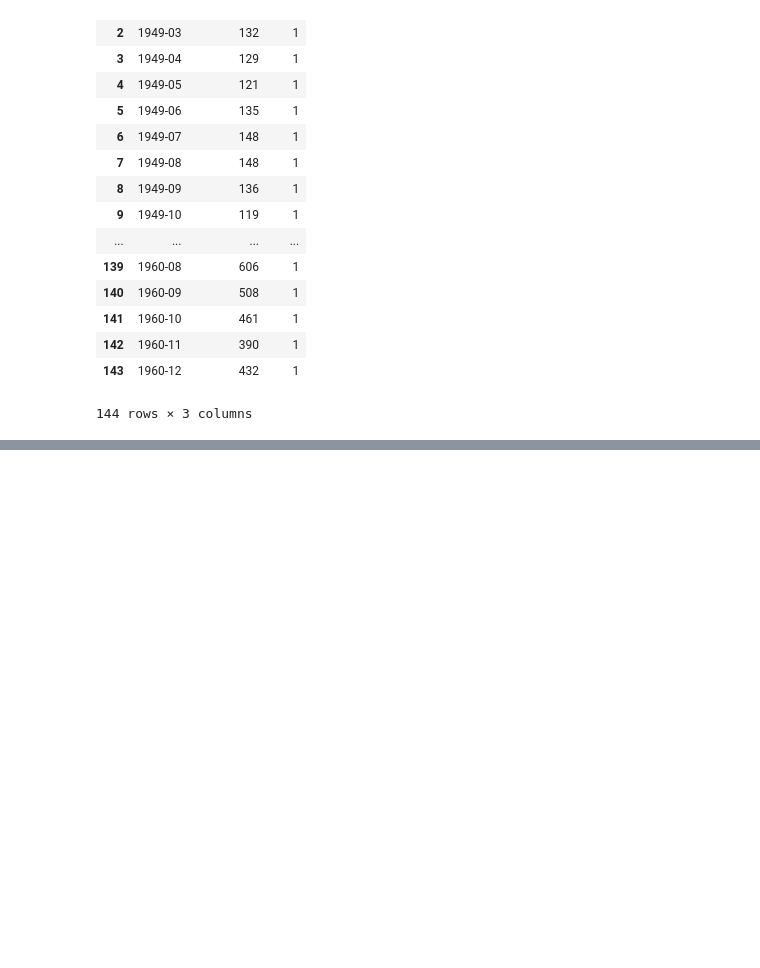
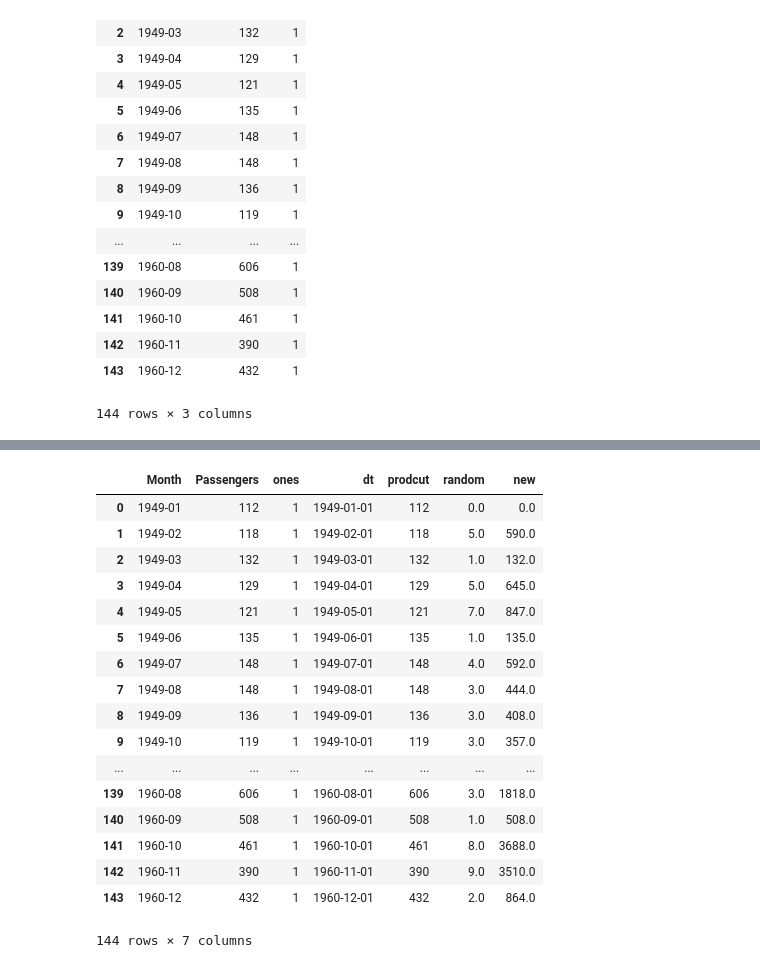
Before and after one commit to AchintyaX/NumpyStack, a Jupyter notebook: PandasBasics/MoreOnDataframes.ipynb, the cells around one changed output, grey strips where cells are left out. Drawn from its saved outputs; the diff is of its cells as text; code cells hidden in the pictures; blank space fills up the shorter version.

```diff
--- a/PandasBasics/MoreOnDataframes.ipynb
+++ b/PandasBasics/MoreOnDataframes.ipynb
@@ -255,0 +301,3 @@ df
+# %%
+# One more example of how apply works
+df['prodcut']= df.apply(lambda row: row['Passengers']*row['ones'], axis =1)
@@ -255,0 +325,2 @@ df
+# %%
+X = np.floor(10*(np.random.random([144])))
@@ -255,0 +339,2 @@ df
+# %%
+df['random']= X
@@ -255,0 +362,23 @@ df
+# %%
+df['new']= df.apply(lambda row: row['Passengers']*row['random'],axis=1)
+# %%
+df
+# %% [output]
+|  | Month | Passengers | ones | dt | prodcut | random | new |
+| 0 | 1949-01 | 112 | 1 | 1949-01-01 | 112 | 0.0 | 0.0 |
+| 1 | 1949-02 | 118 | 1 | 1949-02-01 | 118 | 5.0 | 590.0 |
+| 2 | 1949-03 | 132 | 1 | 1949-03-01 | 132 | 1.0 | 132.0 |
+| 3 | 1949-04 | 129 | 1 | 1949-04-01 | 129 | 5.0 | 645.0 |
+| 4 | 1949-05 | 121 | 1 | 1949-05-01 | 121 | 7.0 | 847.0 |
+| 5 | 1949-06 | 135 | 1 | 1949-06-01 | 135 | 1.0 | 135.0 |
+| 6 | 1949-07 | 148 | 1 | 1949-07-01 | 148 | 4.0 | 592.0 |
+| 7 | 1949-08 | 148 | 1 | 1949-08-01 | 148 | 3.0 | 444.0 |
+| 8 | 1949-09 | 136 | 1 | 1949-09-01 | 136 | 3.0 | 408.0 |
+| 9 | 1949-10 | 119 | 1 | 1949-10-01 | 119 | 3.0 | 357.0 |
+| ... | ... | ... | ... | ... | ... | ... | ... |
+| 139 | 1960-08 | 606 | 1 | 1960-08-01 | 606 | 3.0 | 1818.0 |
+| 140 | 1960-09 | 508 | 1 | 1960-09-01 | 508 | 1.0 | 508.0 |
+| 141 | 1960-10 | 461 | 1 | 1960-10-01 | 461 | 8.0 | 3688.0 |
+| 142 | 1960-11 | 390 | 1 | 1960-11-01 | 390 | 9.0 | 3510.0 |
+| 143 | 1960-12 | 432 | 1 | 1960-12-01 | 432 | 2.0 | 864.0 |
+144 rows × 7 columns
```
Also changed, not shown: parts of 8 cells of this notebook, 3 other files.
